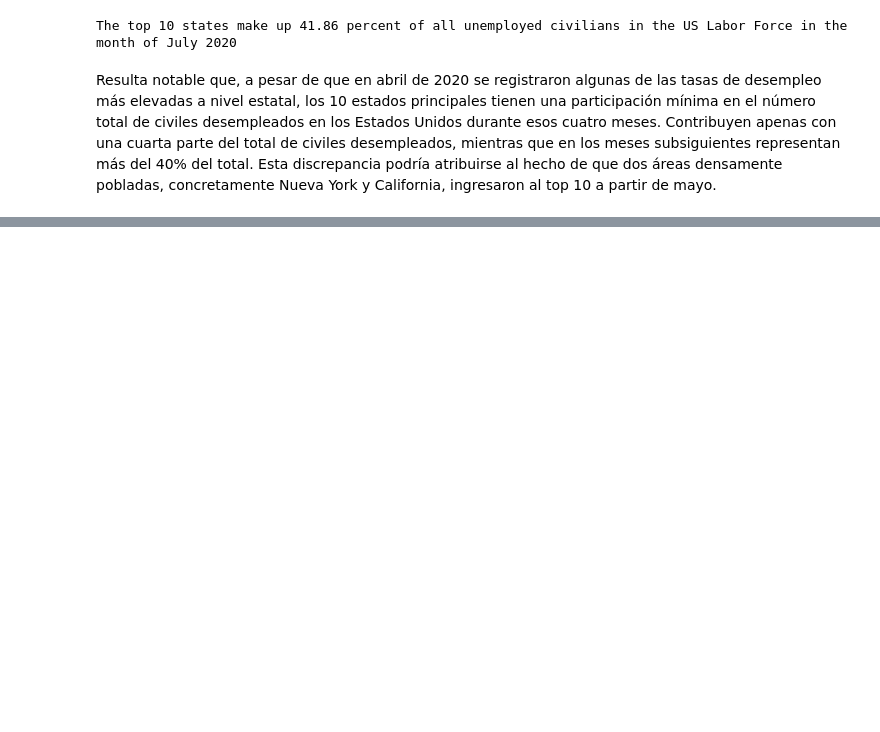
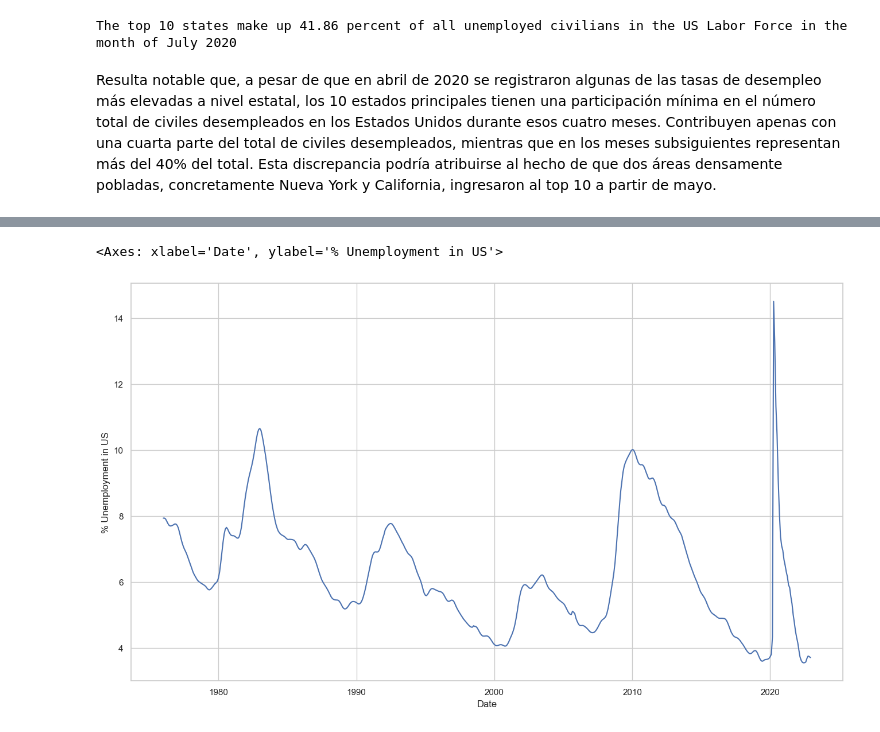
Before and after one commit to IgnacioGarciaLuengo/USA_Unemployment_Analysis, a Jupyter notebook: practica.ipynb, the cells around one changed output, grey strips where cells are left out. Drawn from its saved outputs; the diff is of its cells as text; code cells hidden in the pictures; blank space fills up the shorter version.

```diff
--- a/practica.ipynb
+++ b/practica.ipynb
@@ -280,0 +297,23 @@ Resulta notable que, a pesar de que en abril de 2020 se registraron algunas de l
+# %%
+
+
+import pandas as pd
+import numpy as np
+from sklearn import metrics
+
+import matplotlib.pyplot as plt
+%matplotlib inline
+
+from sklearn.model_selection import ParameterGrid
+
+from statsmodels.tsa.api import SimpleExpSmoothing
+from statsmodels.tsa.api import Holt
+from statsmodels.tsa.api import ExponentialSmoothing
+
+# Visualizar la serie temporal
+sns.lineplot(x = "Date",
+             y = "% Unemployment in US",
+             data = serie_temporal)
+# %% [output]
+<Axes: xlabel='Date', ylabel='% Unemployment in US'>
+[figure, added]
```
Also changed, not shown: parts of 25 cells of this notebook, 1 other file.
